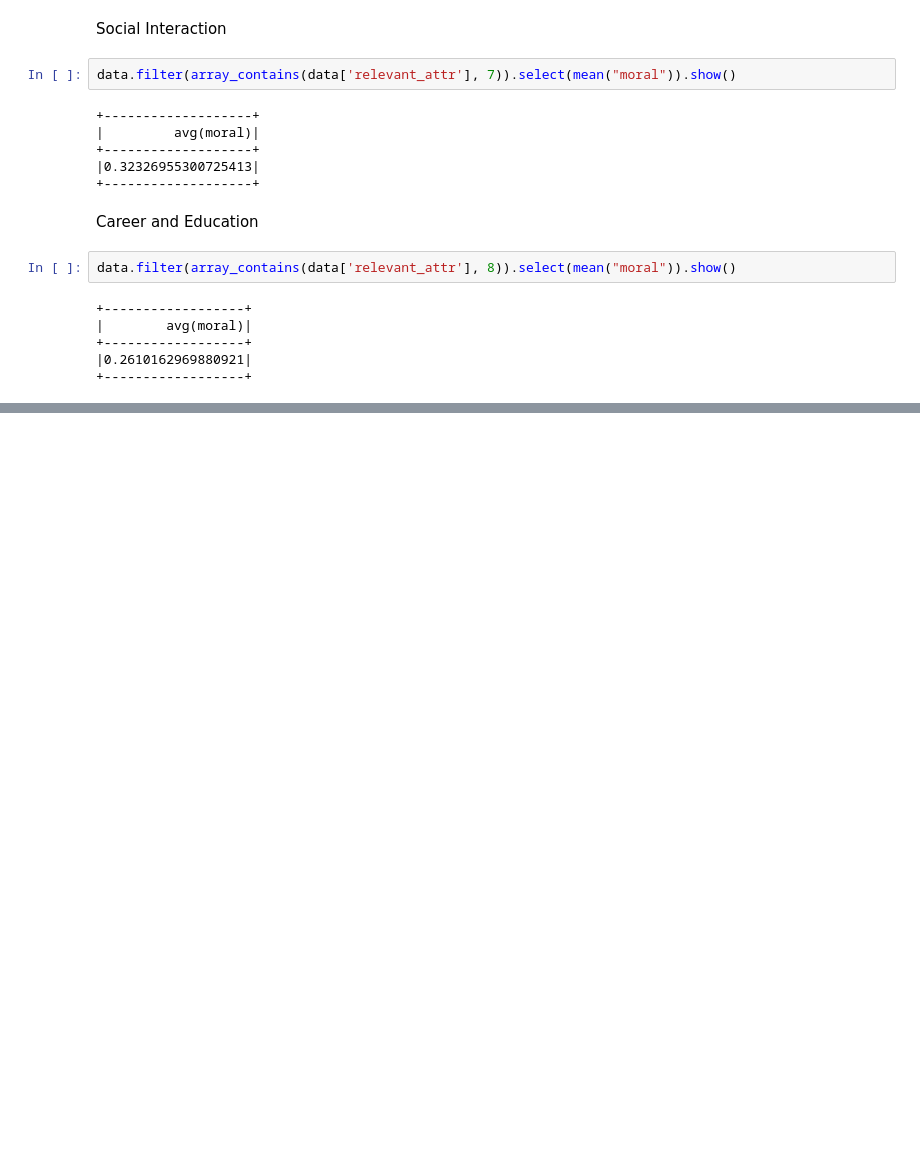
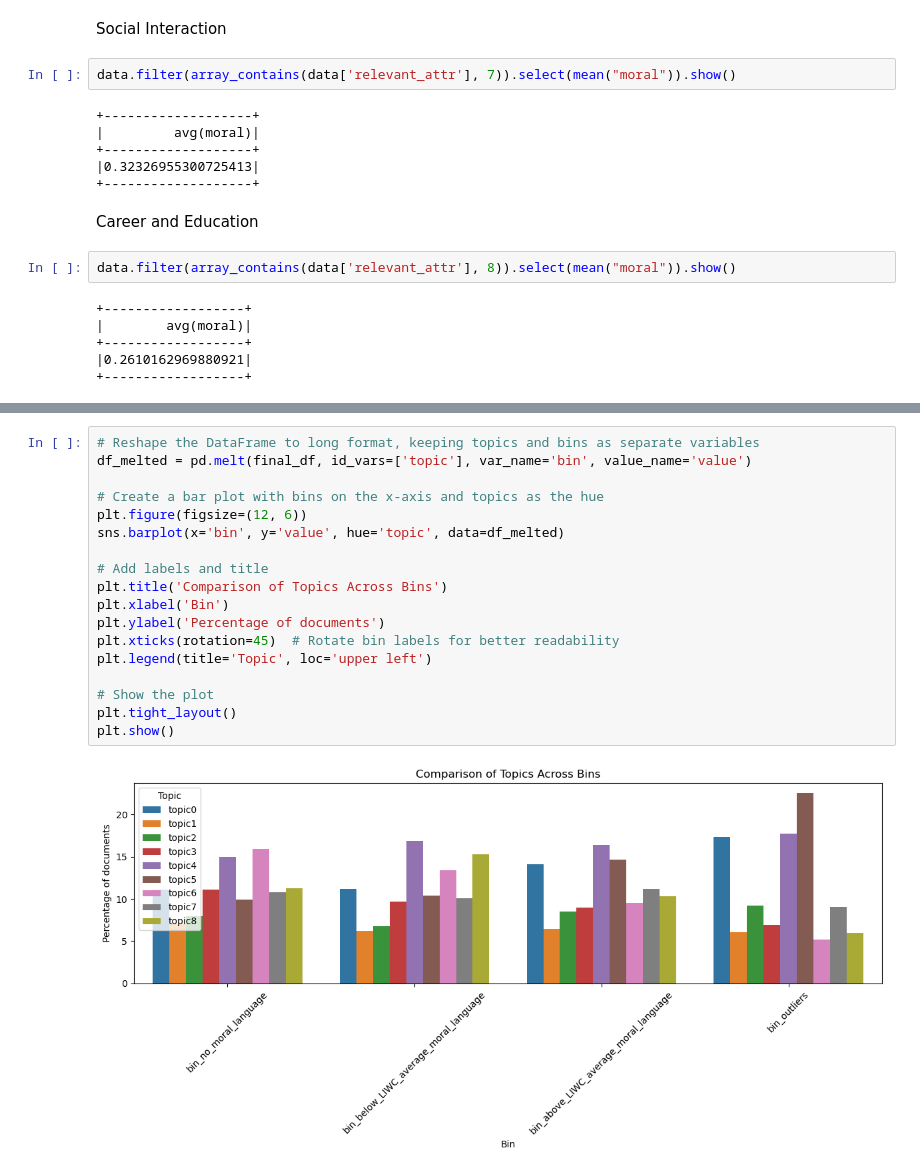
Before and after one commit to natashacarpcast/selfimprovement, a Jupyter notebook: other_testing/topics_morality_exploration.ipynb, the cells around one changed output, grey strips where cells are left out. Drawn from its saved outputs; the diff is of its cells as text; blank space fills up the shorter version.

```diff
--- a/other_testing/topics_morality_exploration.ipynb
+++ b/other_testing/topics_morality_exploration.ipynb
@@ -129,0 +655,20 @@ data.filter(array_contains(data['relevant_attr'], 8)).select(mean("moral")).show
+# %%
+# Reshape the DataFrame to long format, keeping topics and bins as separate variables
+df_melted = pd.melt(final_df, id_vars=['topic'], var_name='bin', value_name='value')
+
+# Create a bar plot with bins on the x-axis and topics as the hue
+plt.figure(figsize=(12, 6))
+sns.barplot(x='bin', y='value', hue='topic', data=df_melted)
+
+# Add labels and title
+plt.title('Comparison of Topics Across Bins')
+plt.xlabel('Bin')
+plt.ylabel('Percentage of documents')
+plt.xticks(rotation=45)  # Rotate bin labels for better readability
+plt.legend(title='Topic', loc='upper left')
+
+# Show the plot
+plt.tight_layout()
+plt.show()
+# %% [output]
+[figure, added]
```
Also changed, not shown: parts of 45 cells of this notebook, 1 other file.
